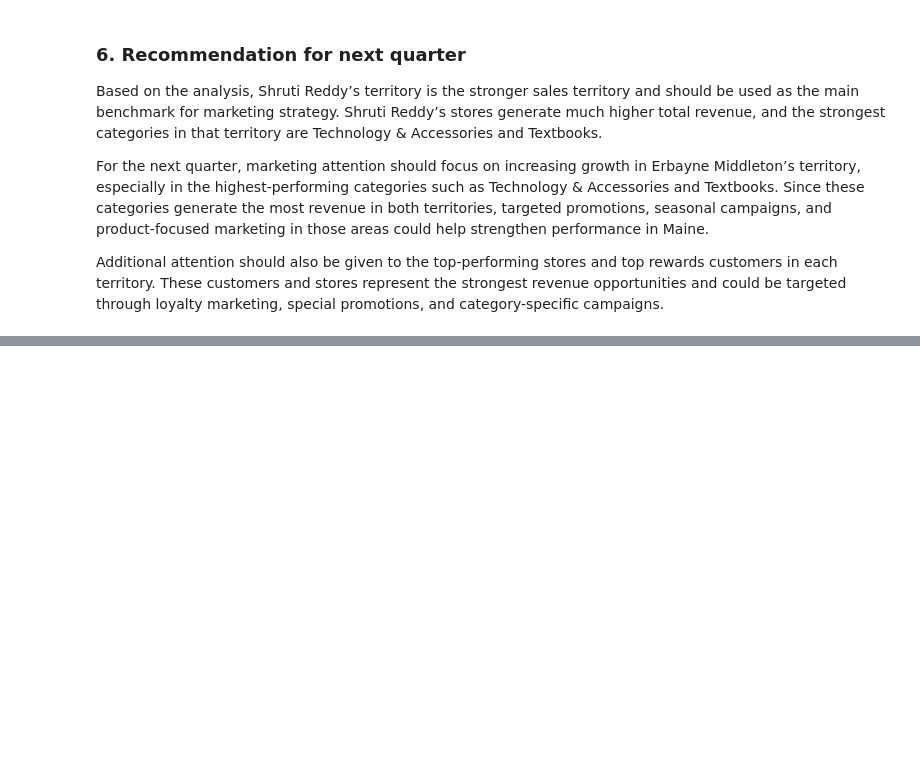
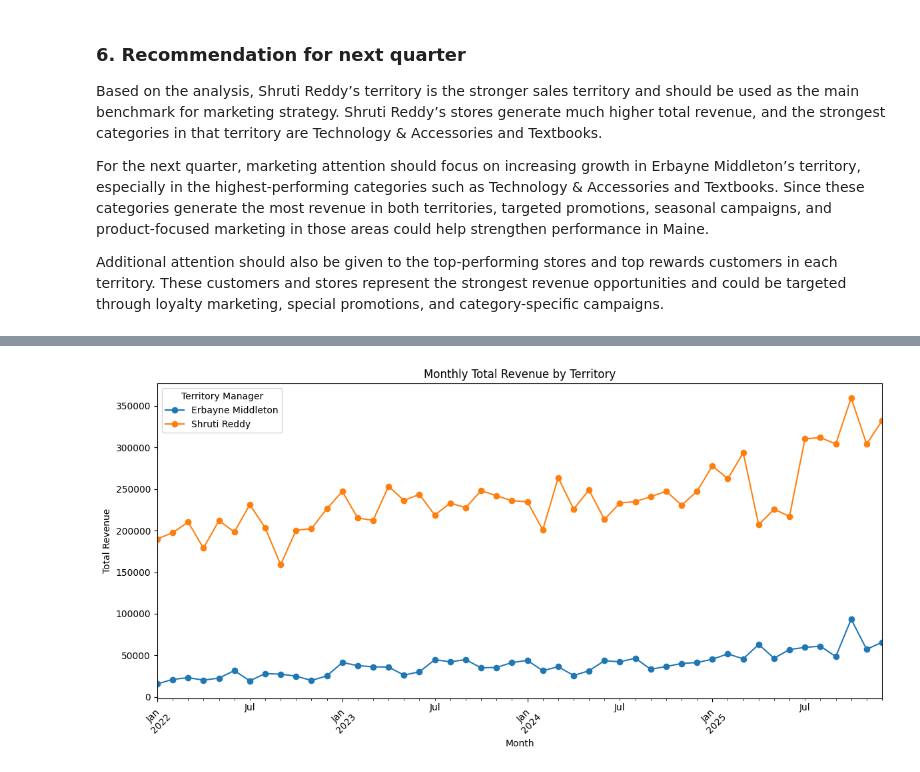
Before and after one commit to minasaeday14/Capstone-2, a Jupyter notebook: Saeday_sales_analysis.ipynb, the cells around one changed output, grey strips where cells are left out. Saved outputs shown, nothing was run; the diff lists cells and outputs as text; code cells hidden in the pictures; blank space fills up the shorter version.

Commit message:
Update notebook charts and analysis

```diff
--- a/Saeday_sales_analysis.ipynb
+++ b/Saeday_sales_analysis.ipynb
@@ -366,0 +370,19 @@ Additional attention should also be given to the top-performing stores and top r
+# %%
+territory_managers = ["Shruti Reddy", "Erbayne Middleton"]
+
+territory_sales = store_sales.merge(store_detail, on="Store ID", how="left")
+territory_sales = territory_sales[territory_sales["Territory Manager"].isin(territory_managers)].copy()
+
+territory_sales["Transaction Date"] = pd.to_datetime(territory_sales["Transaction Date"])
+territory_sales["Sale Amount"] = pd.to_numeric(territory_sales["Sale Amount"], errors="coerce")
+territory_sales["month"] = territory_sales["Transaction Date"].dt.to_period("M")
+
+monthly_revenue = (
+    territory_sales
+    .groupby(["month", "Territory Manager"])["Sale Amount"]
+    .sum()
+    .reset_index()
+    .sort_values(["month", "Territory Manager"])
+)
+
+monthly_revenue
@@ -366,0 +403,17 @@ Additional attention should also be given to the top-performing stores and top r
+# %%
+monthly_revenue_pivot = monthly_revenue.pivot(
+    index="month",
+    columns="Territory Manager",
+    values="Sale Amount"
+)
+
+monthly_revenue_pivot.plot(figsize=(12, 6), marker="o")
+plt.title("Monthly Total Revenue by Territory")
+plt.xlabel("Month")
+plt.ylabel("Total Revenue")
+plt.xticks(rotation=45)
+plt.legend(title="Territory Manager")
+plt.tight_layout()
+plt.show()
+# %% [output]
+[figure, added]
```
Also changed, not shown: parts of 6 cells of this notebook.
